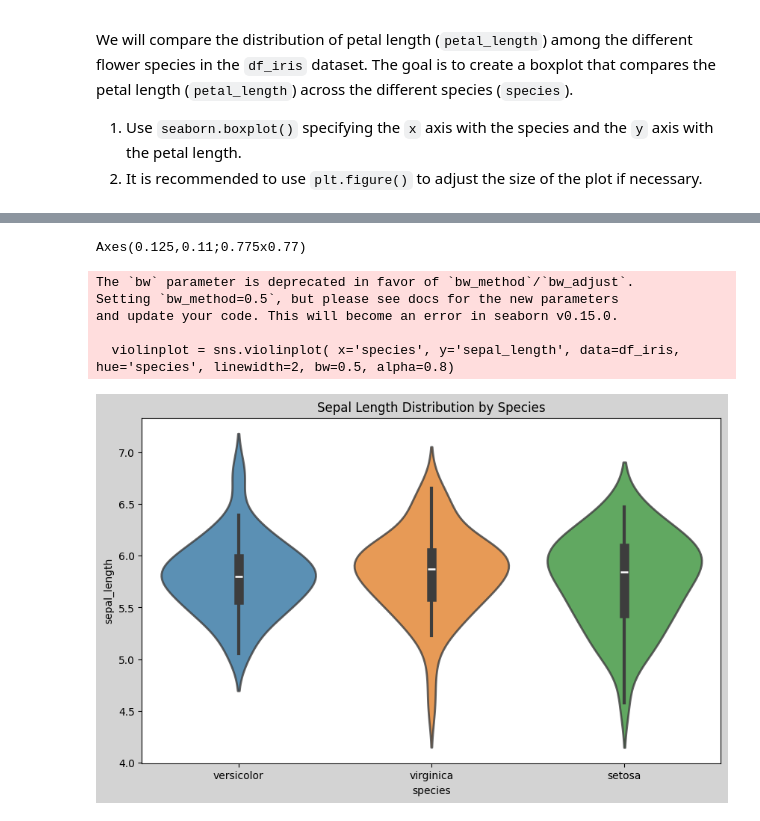
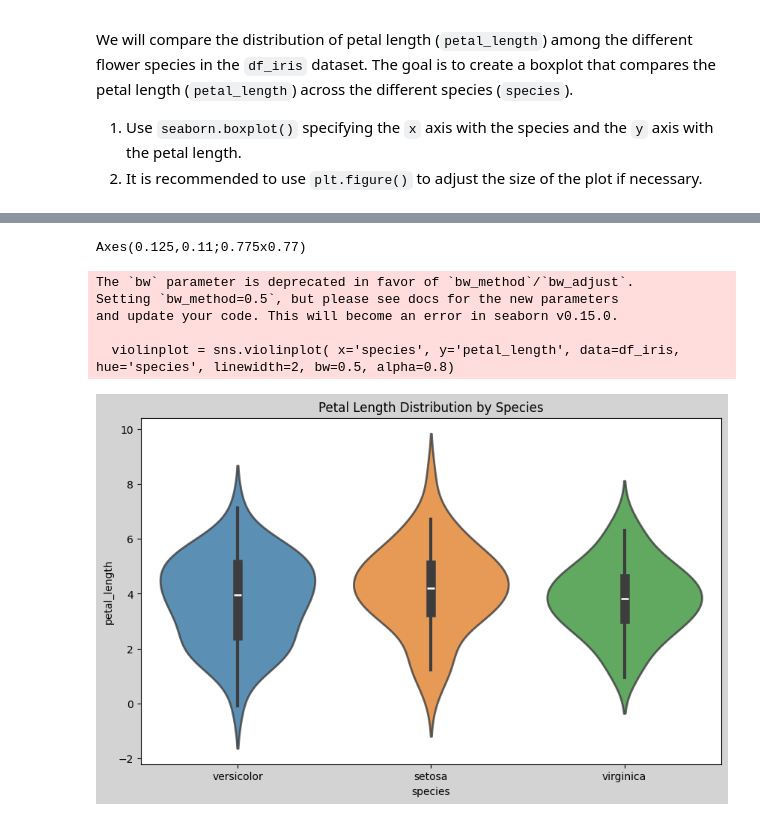
Before and after one commit to 4GeeksAcademy/ekbalam11-visualization-exercises-with-matplot-and-seaborn, a Jupyter notebook: notebook/problems.ipynb, the cells around one changed output, grey strips where cells are left out. Cells and saved outputs as stored; diff of their text form; code cells hidden in the pictures.

```diff
--- a/notebook/problems.ipynb
+++ b/notebook/problems.ipynb
@@ -254,13 +254,13 @@ Axes(0.125,0.11;0.775x0.77)
 # %%
-# plt.figure(frameon=True, figsize=(10,6), facecolor='lightgrey')
-# violinplot = sns.violinplot( x='species', y='sepal_length', data=df_iris, hue='species', linewidth=2, bw=0.5, alpha=0.8)
-# plt.title('Sepal Length Distribution by Species')
-# print(violinplot)
+plt.figure(frameon=True, figsize=(10,6), facecolor='lightgrey')
+violinplot = sns.violinplot( x='species', y='petal_length', data=df_iris, hue='species', linewidth=2, bw=0.5, alpha=0.8)
+plt.title('Petal Length Distribution by Species')
+print(violinplot)
 # %% [output]
 Axes(0.125,0.11;0.775x0.77)
 The `bw` parameter is deprecated in favor of `bw_method`/`bw_adjust`.
 Setting `bw_method=0.5`, but please see docs for the new parameters
 and update your code. This will become an error in seaborn v0.15.0.
 
-  violinplot = sns.violinplot( x='species', y='sepal_length', data=df_iris, hue='species', linewidth=2, bw=0.5, alpha=0.8)
+  violinplot = sns.violinplot( x='species', y='petal_length', data=df_iris, hue='species', linewidth=2, bw=0.5, alpha=0.8)
-[figure, old version]
+[figure, new version]
```
Also changed, not shown: parts of 8 cells of this notebook.
